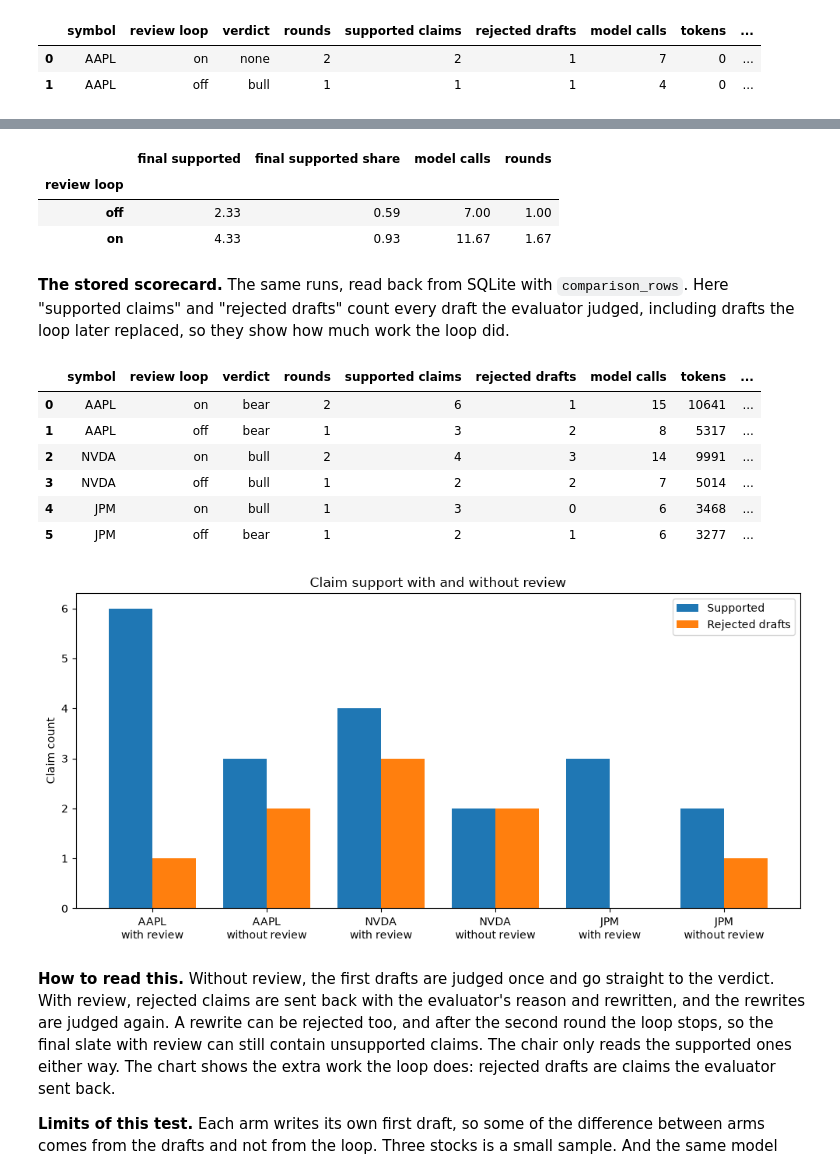
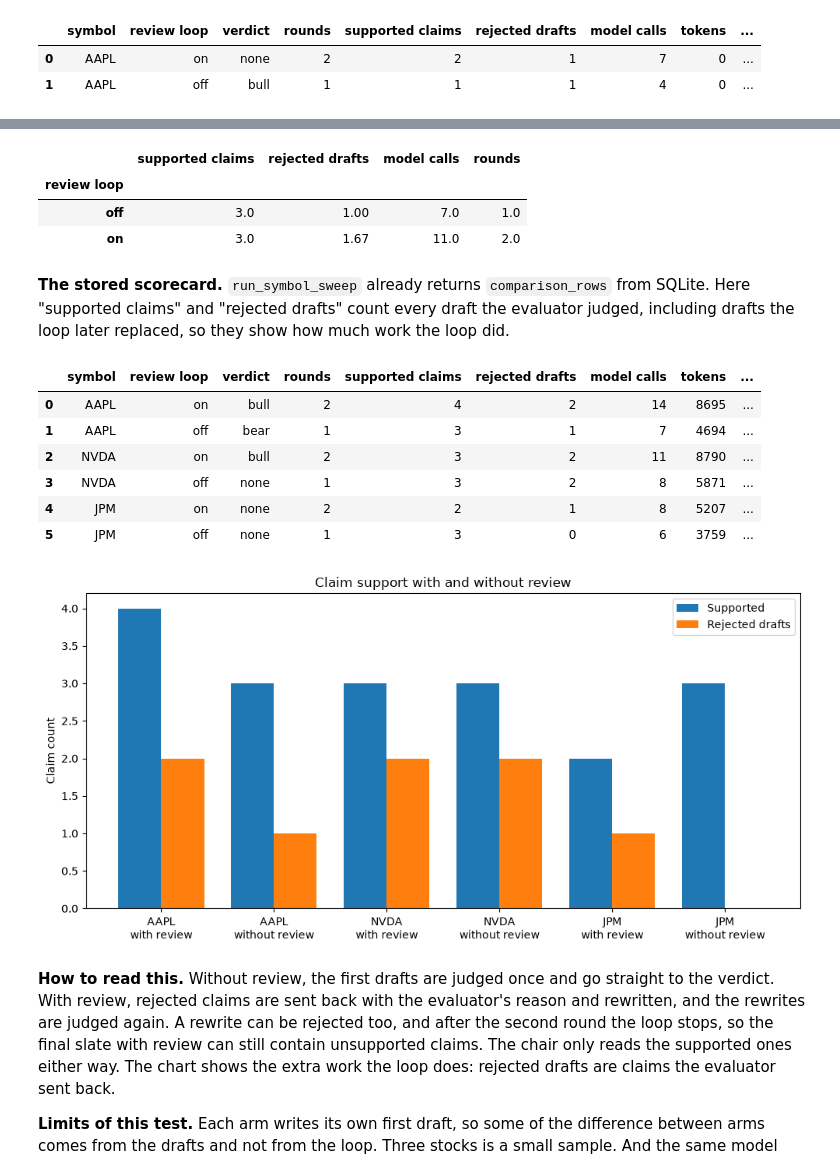
Before and after one commit to ibucketbranch/AAI-520-Final-Project, a Jupyter notebook: notebooks/final/AAI520_Group7_Final_Full.ipynb, the cells around one changed output, grey strips where cells are left out. Cells and saved outputs as stored; diff of their text form; code cells hidden in the pictures.

Commit message:
docs: use shared symbol sweep in final notebooks

```diff
--- a/notebooks/final/AAI520_Group7_Final_Full.ipynb
+++ b/notebooks/final/AAI520_Group7_Final_Full.ipynb
@@ -1126,20 +1133 @@ With review, the Bear claim was rewritten and both sides reached the chair, so t
 - Verdict: did the loop change the decision?
-# %%
-EVAL_SYMBOLS = ["AAPL", "NVDA", "JPM"]
-
-# Step 1: gather evidence once per stock (AAPL reuses the run from section 2.4).
-parents = {SYMBOL: MAIN_RUN}
-for symbol in EVAL_SYMBOLS:
-    if symbol not in parents:
-        gathered_run = run_research(
-            symbol, gatherers=TOOLS, database_path=DB_PATH, planner_provider="rules"
-        )
-        parents[symbol] = gathered_run.run.run_id
-
-# Step 2: run the committee twice on each saved pool, with and without review.
-comparisons = []
-with closing(open_db(DB_PATH)) as conn:
-    for symbol in EVAL_SYMBOLS:
-        comparison = run_review_comparison(conn, parents[symbol], settings, provider=PROVIDER)
-        comparisons.append(comparison)
-        print(f"{symbol}: done")
@@ -1180,0 +1134,18 @@ final_table
+# %%
+EVAL_SYMBOLS = ["AAPL", "NVDA", "JPM"]
+
+# Michael's sweep helper gathers each stock once, runs both review arms from
+# that saved evidence, and reads the scorecard back from SQLite.
+sweep_rows = run_symbol_sweep(
+    EVAL_SYMBOLS,
+    DB_PATH,
+    settings,
+    gatherers=None if LIVE else TOOLS,
+    planner_provider="rules",
+    provider=PROVIDER,
+)
+sweep_table = table(sweep_rows)
+if PROVIDER == "template":
+    print("Rule-based run: the template analysts cite one real item per claim, so every claim")
+    print("passes and both arms look the same. The comparison needs the model run.")
+sweep_table.drop(columns=["run id"])
@@ -1181,34 +1160,31 @@ final_table
 # %%
-columns = ["final supported", "final supported share", "model calls", "rounds"]
-summary = final_table.groupby("review loop")[columns].mean()
+columns = ["supported claims", "rejected drafts", "model calls", "rounds"]
+summary = sweep_table.groupby("review loop")[columns].mean()
 summary.round(2)
 # %% [output]
-|  | final supported | final supported share | model calls | rounds |
+|  | supported claims | rejected drafts | model calls | rounds |
 | review loop |  |  |  |  |
-| off | 2.33 | 0.59 | 7.00 | 1.00 |
-| on | 4.33 | 0.93 | 11.67 | 1.67 |
+| off | 3.0 | 1.00 | 7.0 | 1.0 |
+| on | 3.0 | 1.67 | 11.0 | 2.0 |
 # %% [markdown]
-**The stored scorecard.** The same runs, read back from SQLite with `comparison_rows`. Here "supported claims" and "rejected drafts" count every draft the evaluator judged, including drafts the loop later replaced, so they show how much work the loop did.
+**The stored scorecard.** `run_symbol_sweep` already returns `comparison_rows` from SQLite. Here "supported claims" and "rejected drafts" count every draft the evaluator judged, including drafts the loop later replaced, so they show how much work the loop did.
 # %%
-run_ids = []
-for comparison in comparisons:
-    run_ids += [comparison.with_review.run.run_id, comparison.without_review.run.run_id]
+run_ids = [row["run id"] for row in sweep_rows]
 
 with closing(open_db(DB_PATH)) as conn:
-    stored = table(comparison_rows(conn, run_ids))
     scores = [score_run(conn, run_id) for run_id in run_ids]
-display(stored)
+display(sweep_table)
 
 figure, axis = plot_support_comparison(scores)
 # %% [output]
 |  | symbol | review loop | verdict | rounds | supported claims | rejected drafts | model calls | tokens | ... |
-| 0 | AAPL | on | bear | 2 | 6 | 1 | 15 | 10641 | ... |
-| 1 | AAPL | off | bear | 1 | 3 | 2 | 8 | 5317 | ... |
-| 2 | NVDA | on | bull | 2 | 4 | 3 | 14 | 9991 | ... |
-| 3 | NVDA | off | bull | 1 | 2 | 2 | 7 | 5014 | ... |
-| 4 | JPM | on | bull | 1 | 3 | 0 | 6 | 3468 | ... |
-| 5 | JPM | off | bear | 1 | 2 | 1 | 6 | 3277 | ... |
+| 0 | AAPL | on | bull | 2 | 4 | 2 | 14 | 8695 | ... |
+| 1 | AAPL | off | bear | 1 | 3 | 1 | 7 | 4694 | ... |
+| 2 | NVDA | on | bull | 2 | 3 | 2 | 11 | 8790 | ... |
+| 3 | NVDA | off | none | 1 | 3 | 2 | 8 | 5871 | ... |
+| 4 | JPM | on | none | 2 | 2 | 1 | 8 | 5207 | ... |
+| 5 | JPM | off | none | 1 | 3 | 0 | 6 | 3759 | ... |
-[figure, old version]
+[figure, new version]
 # %% [markdown]
 **How to read this.** Without review, the first drafts are judged once and go straight to the verdict. With review, rejected claims are sent back with the evaluator's reason and rewritten, and the rewrites are judged again. A rewrite can be rejected too, and after the second round the loop stops, so the final slate with review can still contain unsupported claims. The chair only reads the supported ones either way. The chart shows the extra work the loop does: rejected drafts are claims the evaluator sent back.
 
```
Also changed, not shown: parts of 21 cells of this notebook, 4 other files.
